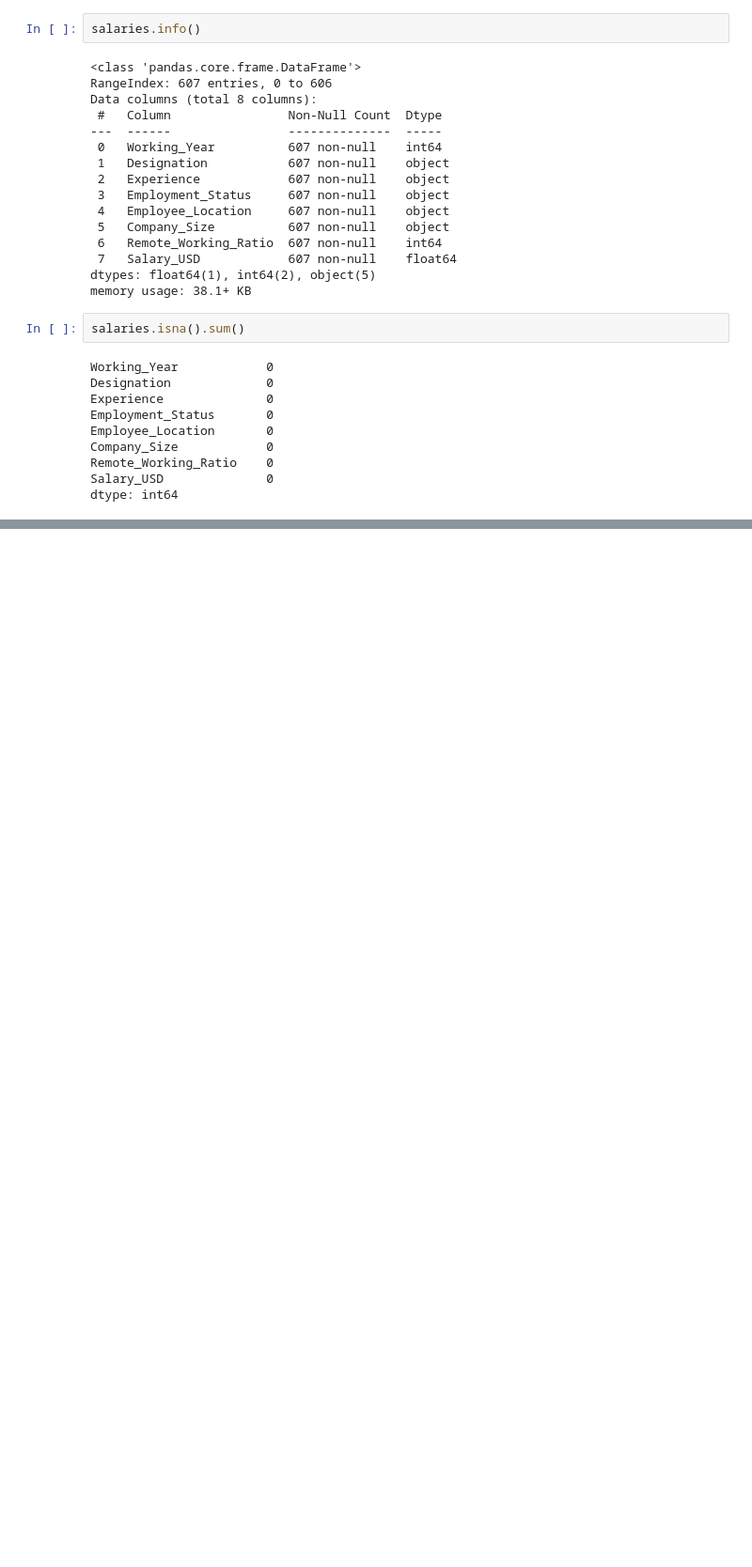
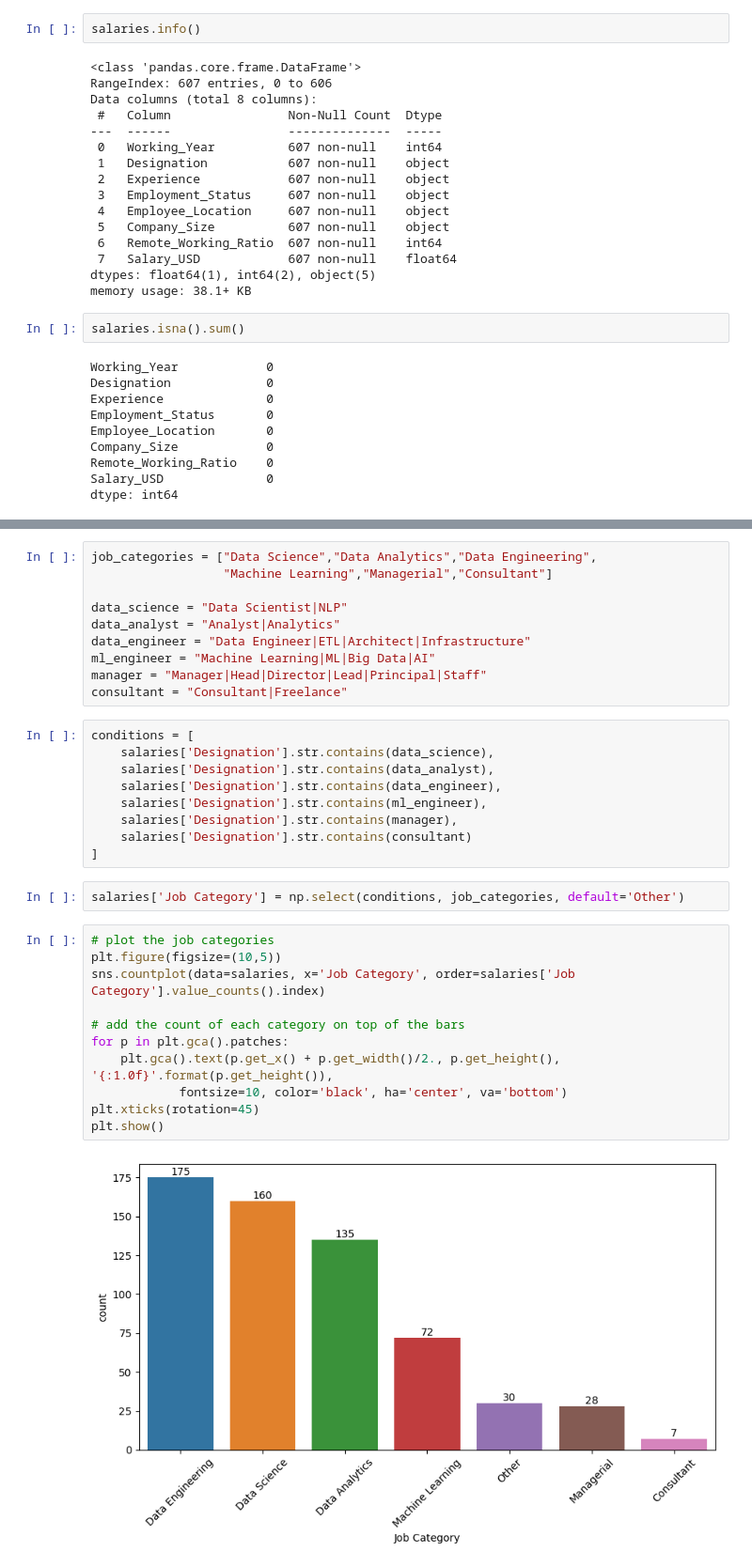
Before and after one commit to mezamateoj/DataProjects, a Jupyter notebook: EDA-Study/missing_values.ipynb, the cells around one changed output, grey strips where cells are left out. Shown: that part at 94% size. Cells and saved outputs as stored; diff of their text form; blank space fills up the shorter version.

```diff
--- a/EDA-Study/missing_values.ipynb
+++ b/EDA-Study/missing_values.ipynb
@@ -47,0 +105,34 @@ dtype: int64
+# %%
+job_categories = ["Data Science","Data Analytics","Data Engineering",
+                  "Machine Learning","Managerial","Consultant"]
+
+data_science = "Data Scientist|NLP"
+data_analyst = "Analyst|Analytics"
+data_engineer = "Data Engineer|ETL|Architect|Infrastructure"
+ml_engineer = "Machine Learning|ML|Big Data|AI"
+manager = "Manager|Head|Director|Lead|Principal|Staff"
+consultant = "Consultant|Freelance"
+# %%
+conditions = [
+    salaries['Designation'].str.contains(data_science),
+    salaries['Designation'].str.contains(data_analyst),
+    salaries['Designation'].str.contains(data_engineer),
+    salaries['Designation'].str.contains(ml_engineer),
+    salaries['Designation'].str.contains(manager),
+    salaries['Designation'].str.contains(consultant)
+]
+# %%
+salaries['Job Category'] = np.select(conditions, job_categories, default='Other')
+# %%
+# plot the job categories
+plt.figure(figsize=(10,5))
+sns.countplot(data=salaries, x='Job Category', order=salaries['Job Category'].value_counts().index)
+
+# add the count of each category on top of the bars
+for p in plt.gca().patches:
+    plt.gca().text(p.get_x() + p.get_width()/2., p.get_height(), '{:1.0f}'.format(p.get_height()),
+            fontsize=10, color='black', ha='center', va='bottom')
+plt.xticks(rotation=45)
+plt.show()
+# %% [output]
+[figure, added]
```
Also changed, not shown: parts of 27 cells of this notebook.
